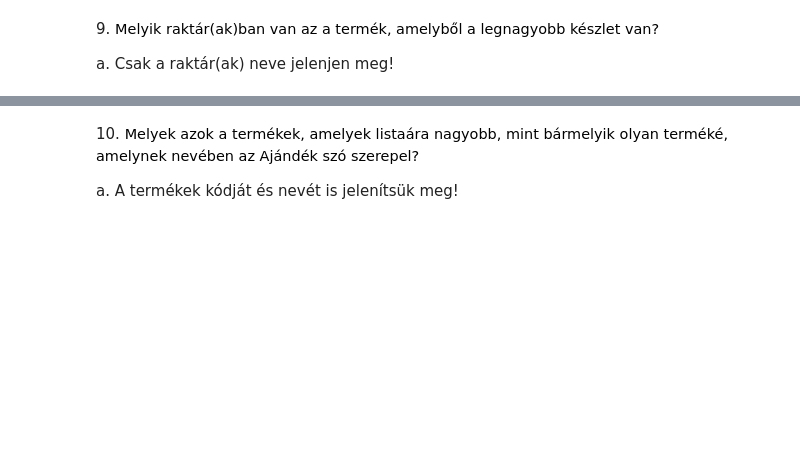
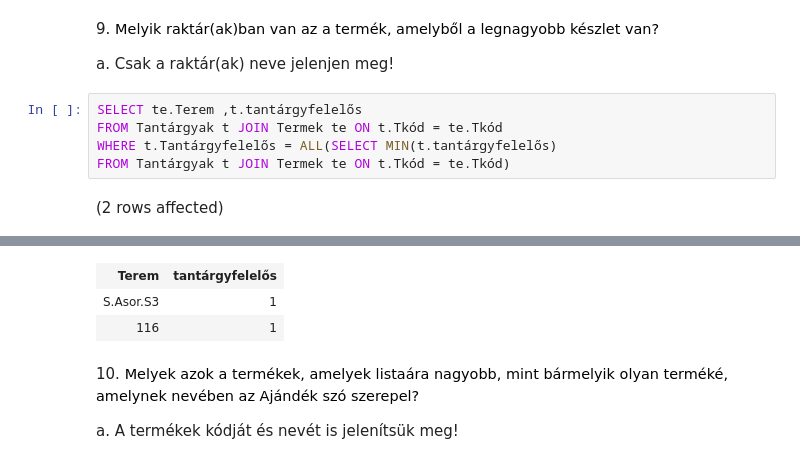
Before and after one commit to richardhestencz/Adatbazisok, a Jupyter notebook: gyakorlat06_feladatok.ipynb, the cells around one changed output, grey strips where cells are left out. Cells and saved outputs as stored; diff of their text form; blank space fills up the shorter version.

```diff
--- a/gyakorlat06_feladatok.ipynb
+++ b/gyakorlat06_feladatok.ipynb
@@ -198,3 +222,10 @@ WHERE FIZ_MOD != 'Bankkártya'
 9. <span style="background-color: rgb(255, 255, 255); color: rgb(0, 0, 0); font-family: &quot;Open Sans&quot;, sans-serif; font-size: 14.44px;">Melyik raktár(ak)ban van az a termék, amelyből a legnagyobb készlet van?&nbsp;</span>
 
 a. Csak a raktár(ak) neve jelenjen meg!
+# %%
+SELECT te.Terem ,t.tantárgyfelelős
+FROM Tantárgyak t JOIN Termek te ON t.Tkód = te.Tkód
+WHERE t.Tantárgyfelelős = ALL(SELECT MIN(t.tantárgyfelelős)
+FROM Tantárgyak t JOIN Termek te ON t.Tkód = te.Tkód)
+# %% [output]
+(2 rows affected)
@@ -201,3 +233,6 @@ a. Csak a raktár(ak) neve jelenjen meg!
+| Terem | tantárgyfelelős |
+| S.Asor.S3 | 1 |
+| 116 | 1 |
 # %% [markdown]
 10. <span style="background-color: rgb(255, 255, 255); color: rgb(0, 0, 0); font-family: &quot;Open Sans&quot;, sans-serif; font-size: 14.44px;">Melyek azok a termékek, amelyek listaára nagyobb, mint bármelyik olyan terméké, amelynek nevében az Ajándék szó szerepel?&nbsp;</span>
 
```
Also changed, not shown: parts of 10 cells of this notebook.
